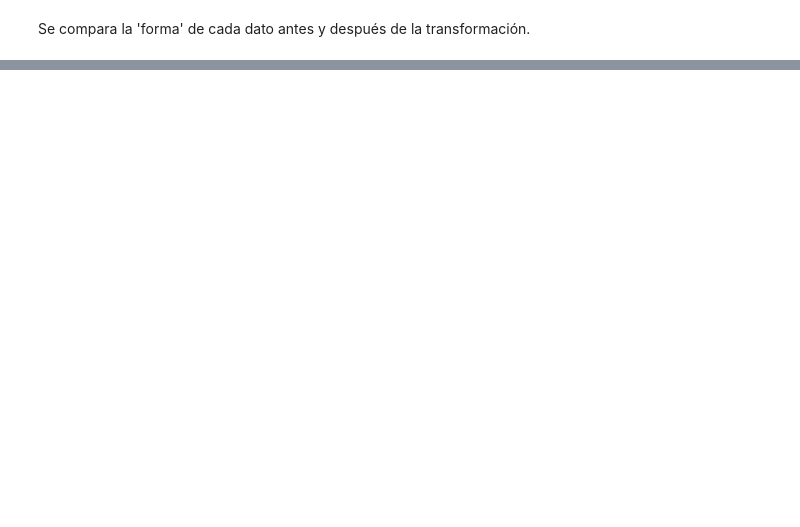
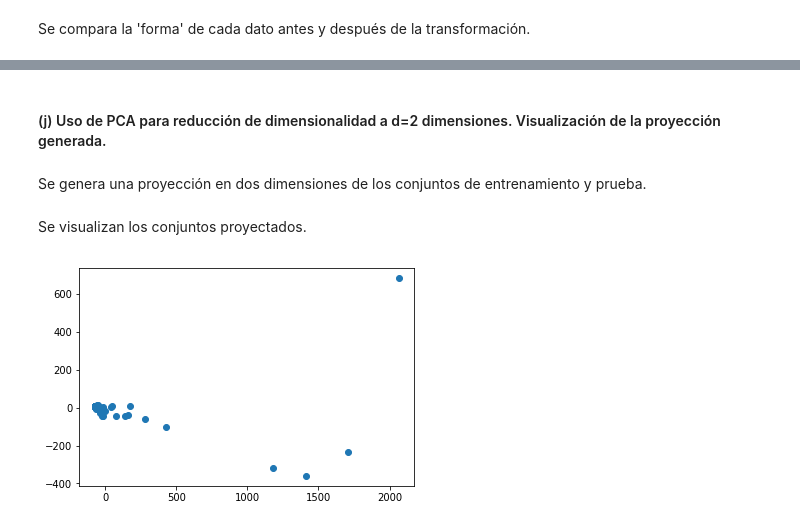
Before and after one commit to Buguemar/Tarea2ML, a Jupyter notebook: Pregunta 2.ipynb, the cells around one changed output, grey strips where cells are left out. Cells and saved outputs as stored; diff of their text form; code cells hidden in the pictures; blank space fills up the shorter version.

```diff
--- a/Pregunta 2.ipynb
+++ b/Pregunta 2.ipynb
@@ -207,0 +213,12 @@ plt.show()
+# %%
+from scipy import signal
+
+X_resampled = []
+
+for i in range(X_fourier.shape[0]):
+    sequence = X_fourier[i,:].copy()
+    resampled_sequence = signal.resample(sequence, 100000)
+    X_resampled.append(resampled_sequence)
+
+X_resampled = np.array(X_resampled)
+X_resampled.shape
@@ -207,0 +229,7 @@ plt.show()
+# %%
+from sklearn.model_selection import train_test_split
+
+X_train, X_test, y_train, y_test = train_test_split(X_resampled,
+                                                    y,
+                                                    test_size=0.25,
+                                                    random_state=42)
@@ -207,0 +246,28 @@ plt.show()
+# %%
+from sklearn.preprocessing import StandardScaler
+
+std = StandardScaler(with_mean=True, with_std=True)
+std.fit(X_train)
+X_train = std.transform(X_train)
+X_test = std.transform(X_test)
+# %% [markdown]
+#### (j) Uso de PCA para reducción de dimensionalidad a d=2 dimensiones. Visualización de la proyección generada.
+# %% [markdown]
+Se genera una proyección en dos dimensiones de los conjuntos de entrenamiento y prueba.
+# %%
+from sklearn.decomposition import PCA
+
+d=2
+pca_model = PCA(n_components=d)
+pca_model.fit(X_train)
+X_pca_train = pca_model.transform(X_train)
+X_pca_test = pca_model.transform(X_test)
+# %% [markdown]
+Se visualizan los conjuntos proyectados.
+# %%
+plt.clf()
+
+plt.scatter(X_pca_train.T[0], X_pca_train.T[1])
+plt.show()
+# %% [output]
+[figure, added]
```
Also changed, not shown: parts of 16 cells of this notebook.
